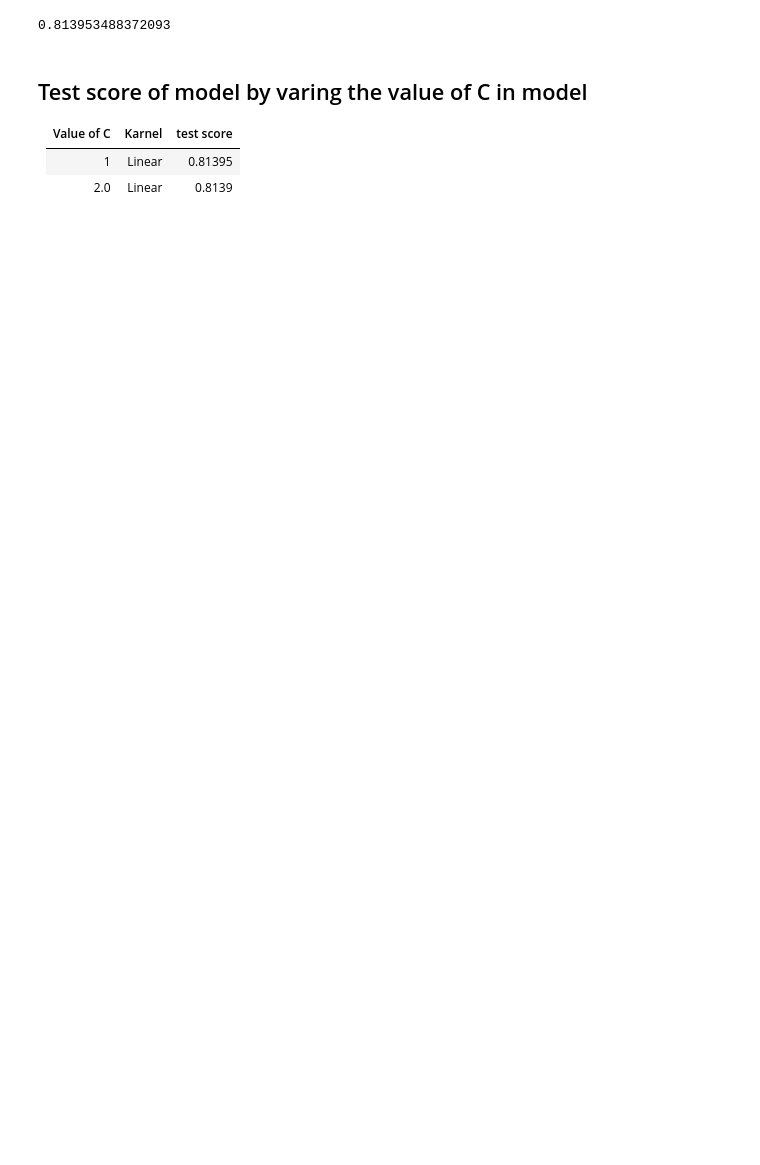
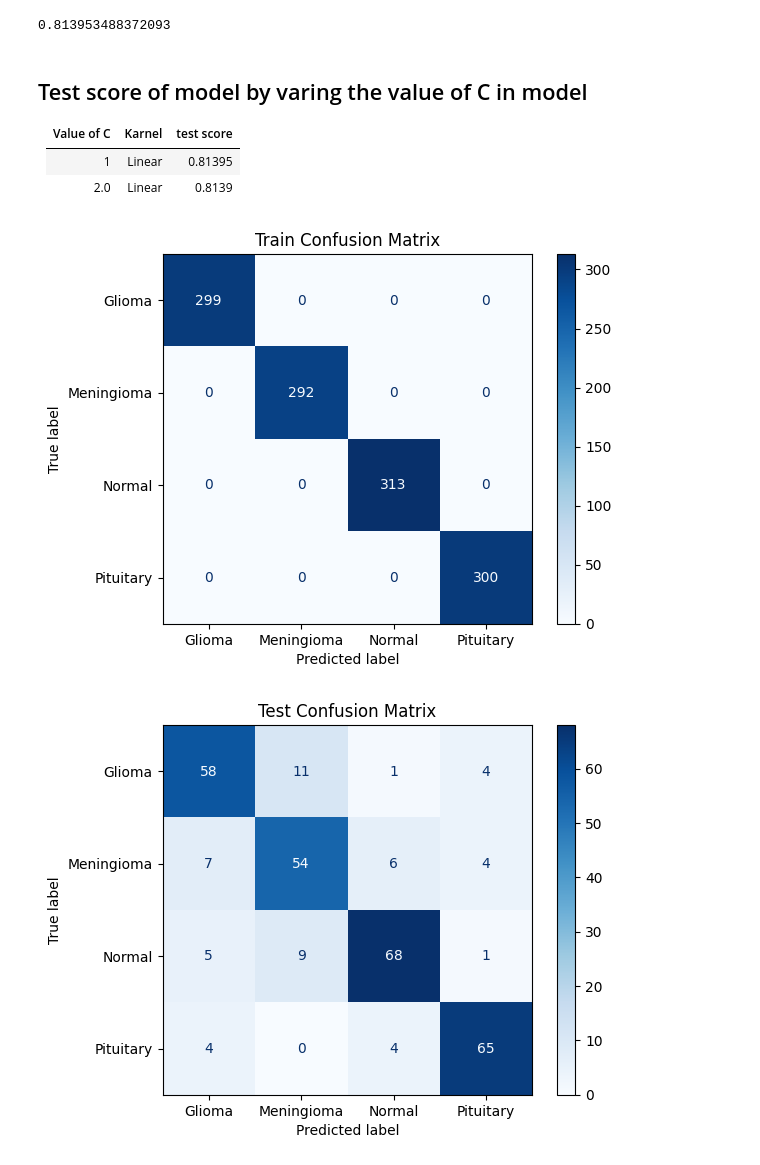
Before and after one commit to Mani6515/Classification-ML-Models, a Jupyter notebook: Bangladeshi Brain Cancer - MRI Dataset/SVM(Linear)-Brain MRI_Data.ipynb, the cells around one changed output. Drawn from its saved outputs; the diff is of its cells as text; code cells hidden in the pictures; blank space fills up the shorter version.

```diff
--- a/Bangladeshi Brain Cancer - MRI Dataset/SVM(Linear)-Brain MRI_Data.ipynb
+++ b/Bangladeshi Brain Cancer - MRI Dataset/SVM(Linear)-Brain MRI_Data.ipynb
@@ -23,3 +23,6 @@ data_dir_raw="Brain MRI\\Raw Data\\Raw"
 catgories=["Glioma","Meningioma","Normal","Pituitary"]
 X=[]
 y=[]
+# %%
+le=LabelEncoder()
+le.fit_transform(catgories)
@@ -57,3 +64,23 @@ svm_mdl.score(test_x,test_y)
 |---------    |-----      |----------|
 | 1           | Linear    | 0.81395  |
 | 2.0         | Linear    | 0.8139   |
+# %%
+train_y_pred=svm_mdl.predict(train_x)
+test_y_pred=svm_mdl.predict(test_x)
+# %%
+cm=confusion_matrix(train_y,train_y_pred)
+ConfusionMatrixDisplay(confusion_matrix=cm,display_labels=le.classes_).plot(cmap=plt.cm.Blues, values_format='d')
+plt.title('Train Confusion Matrix')
+plt.xlabel('Predicted label')
+plt.ylabel('True label')
+plt.show()
+
+cm=confusion_matrix(test_y,test_y_pred)
+ConfusionMatrixDisplay(confusion_matrix=cm,display_labels=le.classes_).plot(cmap=plt.cm.Blues, values_format='d')
+plt.title('Test Confusion Matrix')
+plt.xlabel('Predicted label')
+plt.ylabel('True label')
+plt.show()
+# %% [output]
+[figure, added]
+[figure, added]
```
Also changed, not shown: parts of 2 cells of this notebook, 2 other files.
